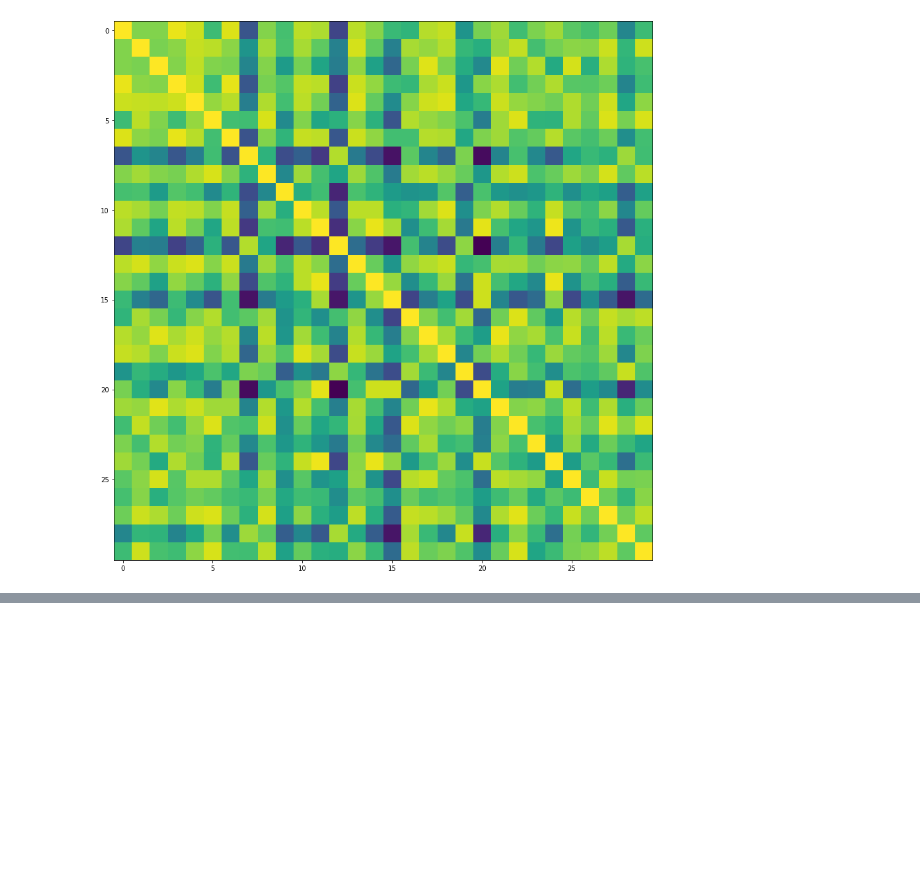
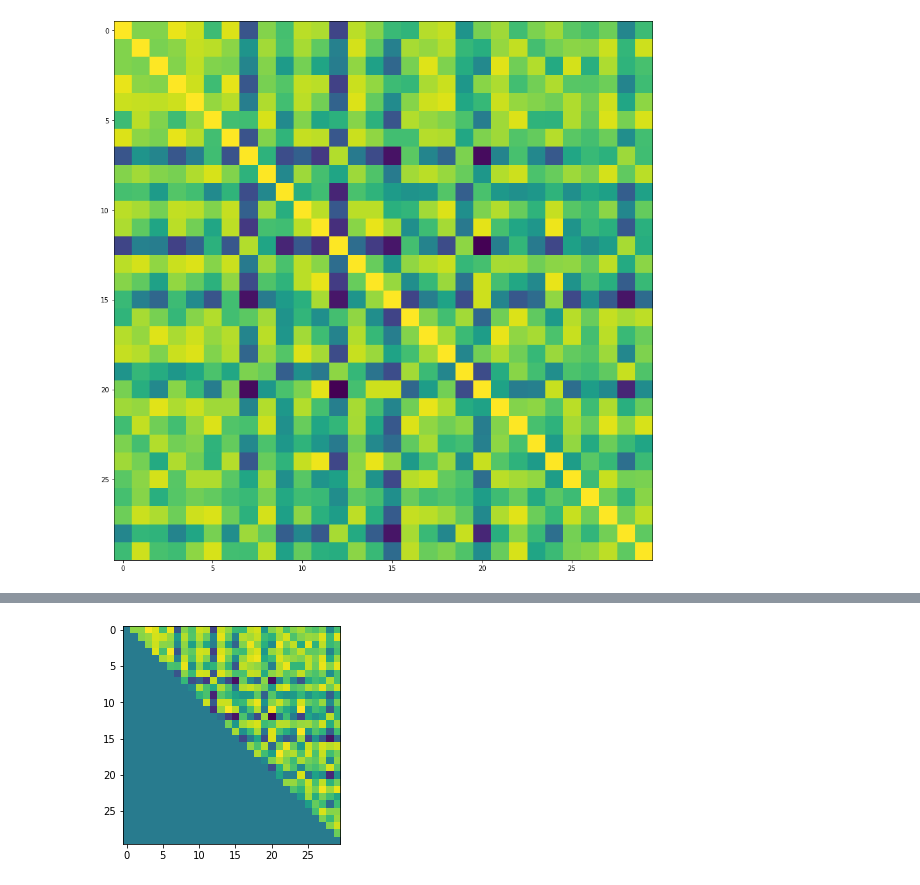
Before and after one commit to itberrios/algotrading, a Jupyter notebook: descriptive_analytics/data_explorer.ipynb, the cells around one changed output, grey strips where cells are left out. Drawn from its saved outputs; the diff is of its cells as text; code cells hidden in the pictures; blank space fills up the shorter version.

```diff
--- a/descriptive_analytics/data_explorer.ipynb
+++ b/descriptive_analytics/data_explorer.ipynb
@@ -143,0 +273,4 @@ plt.imshow(close_df.corr().to_numpy())
+# %%
+plt.imshow(np.triu(corr_mat));
+# %% [output]
+[figure, added]
```
Also changed, not shown: parts of 20 cells of this notebook.
